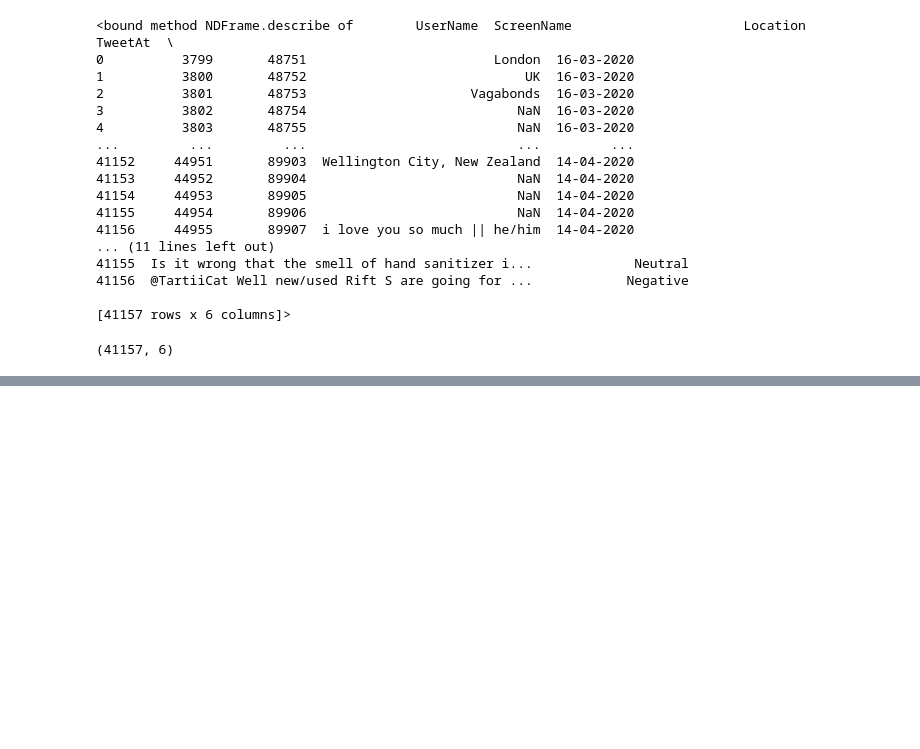
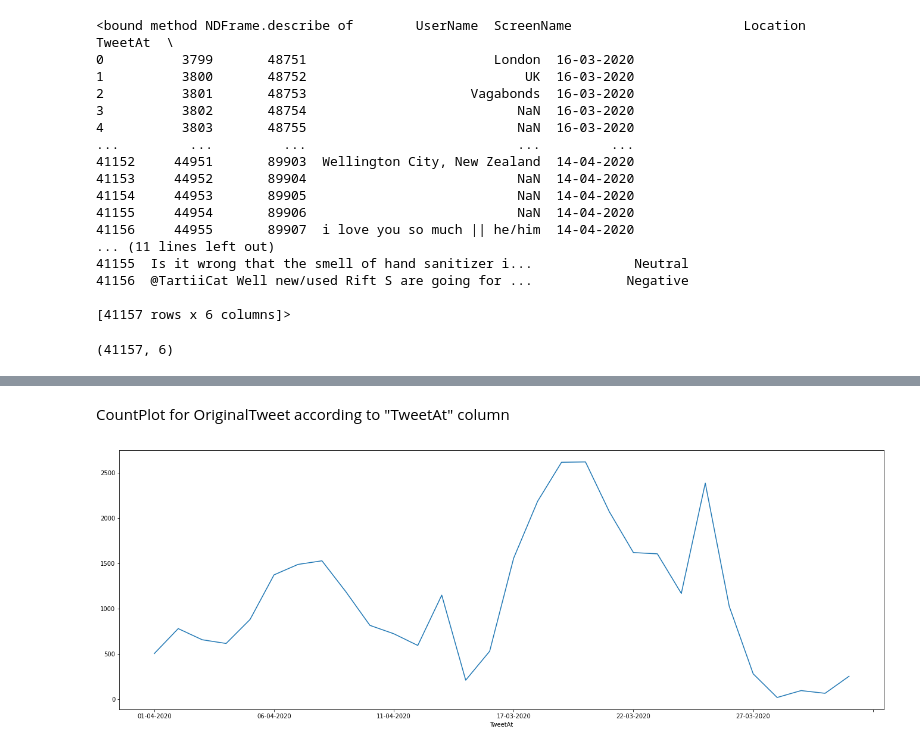
Before and after one commit to Raahulsi/Capstone-3-Coronavirus_Tweet_Sentiment_Analysis, a Jupyter notebook: Capstone_Project_3_Coronavirus_Tweet_Sentiment_Analysis.ipynb, the cells around one changed output, grey strips where cells are left out. Saved outputs shown, nothing was run; the diff lists cells and outputs as text; code cells hidden in the pictures; blank space fills up the shorter version.

```diff
--- a/Capstone_Project_3_Coronavirus_Tweet_Sentiment_Analysis.ipynb
+++ b/Capstone_Project_3_Coronavirus_Tweet_Sentiment_Analysis.ipynb
@@ -96,0 +208,8 @@ data.shape
+# %% [markdown]
+CountPlot for OriginalTweet according to "TweetAt" column
+# %%
+plt.figure(figsize=(23,8))
+grp_tweetAt=data.groupby('TweetAt').count()['OriginalTweet'].plot()
+plt.show()
+# %% [output]
+[figure, added]
```
Also changed, not shown: parts of 20 cells of this notebook.
